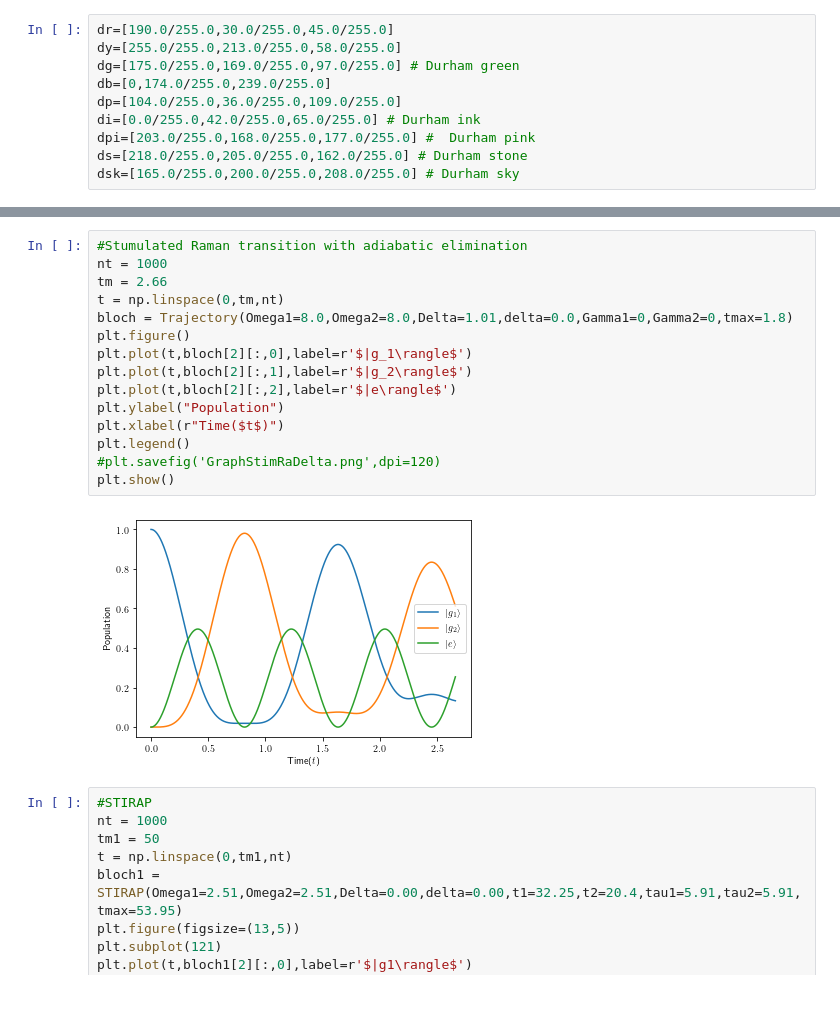
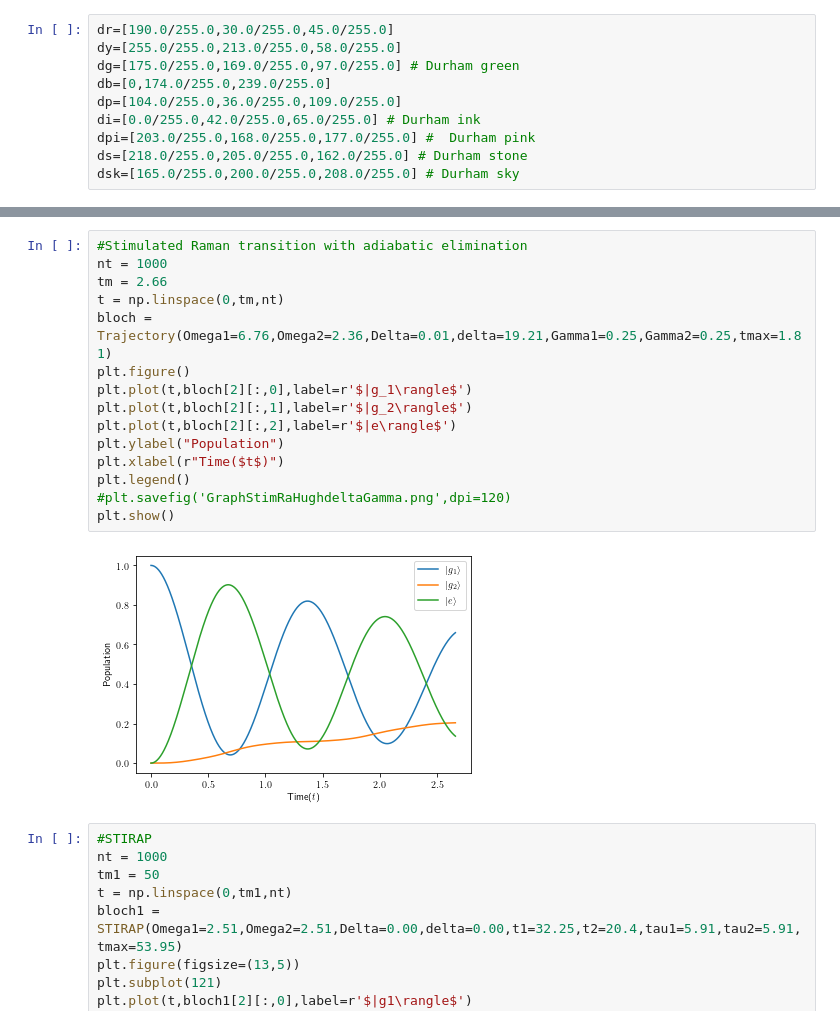
Before and after one commit to ToonyawatA/QutritsVisualization, a Jupyter notebook: python/Raman3BlochVIsualisation.ipynb, the cells around one changed output, grey strips where cells are left out. Drawn from its saved outputs; the diff is of its cells as text.

```diff
--- a/python/Raman3BlochVIsualisation.ipynb
+++ b/python/Raman3BlochVIsualisation.ipynb
@@ -365,20 +365,20 @@ eit.getstates(Delta=0.0,showgraph=True)
 # %%
-#Stumulated Raman transition with adiabatic elimination
+#Stimulated Raman transition with adiabatic elimination
 nt = 1000
 tm = 2.66
 t = np.linspace(0,tm,nt)
-bloch = Trajectory(Omega1=8.0,Omega2=8.0,Delta=1.01,delta=0.0,Gamma1=0,Gamma2=0,tmax=1.8)
+bloch = Trajectory(Omega1=6.76,Omega2=2.36,Delta=0.01,delta=19.21,Gamma1=0.25,Gamma2=0.25,tmax=1.81)
 plt.figure()
 plt.plot(t,bloch[2][:,0],label=r'$|g_1\rangle$')
 plt.plot(t,bloch[2][:,1],label=r'$|g_2\rangle$')
 plt.plot(t,bloch[2][:,2],label=r'$|e\rangle$')
 plt.ylabel("Population")
 plt.xlabel(r"Time($t$)")
 plt.legend()
-#plt.savefig('GraphStimRaDelta.png',dpi=120)
+#plt.savefig('GraphStimRaHughdeltaGamma.png',dpi=120)
 plt.show()
 # %% [output]
-[figure, old version]
+[figure, new version]
 # %%
 #STIRAP
 nt = 1000
```
Also changed, not shown: parts of 9 cells of this notebook, 19 other files.
